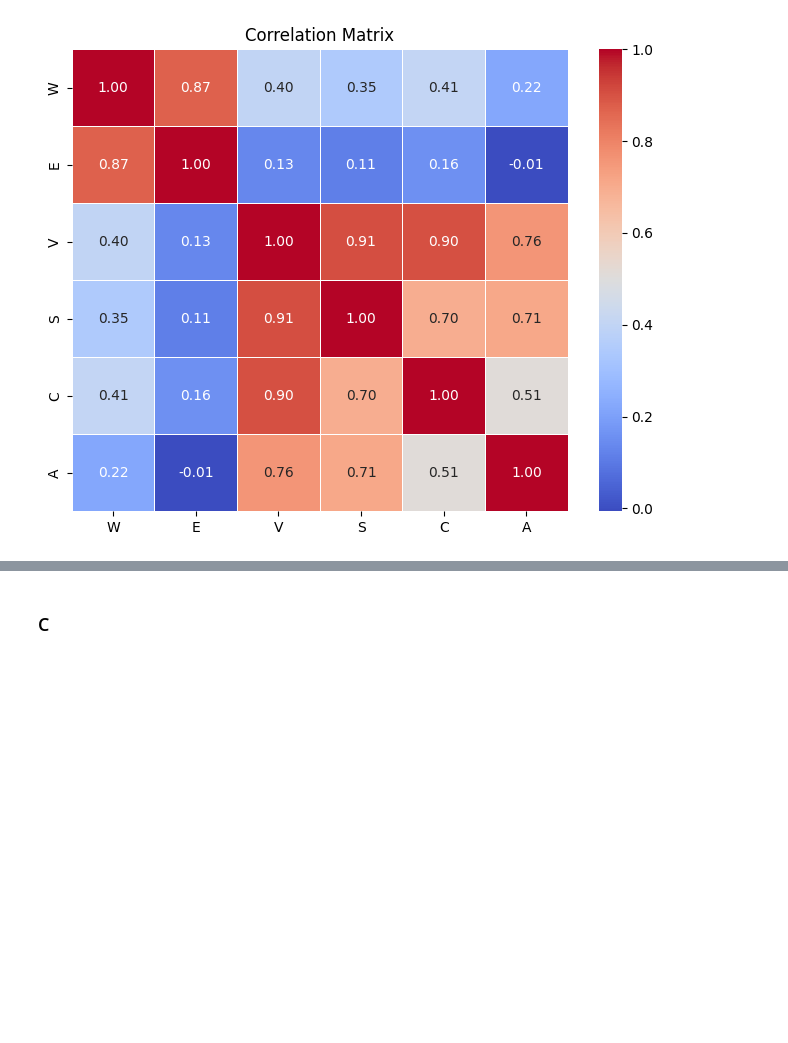
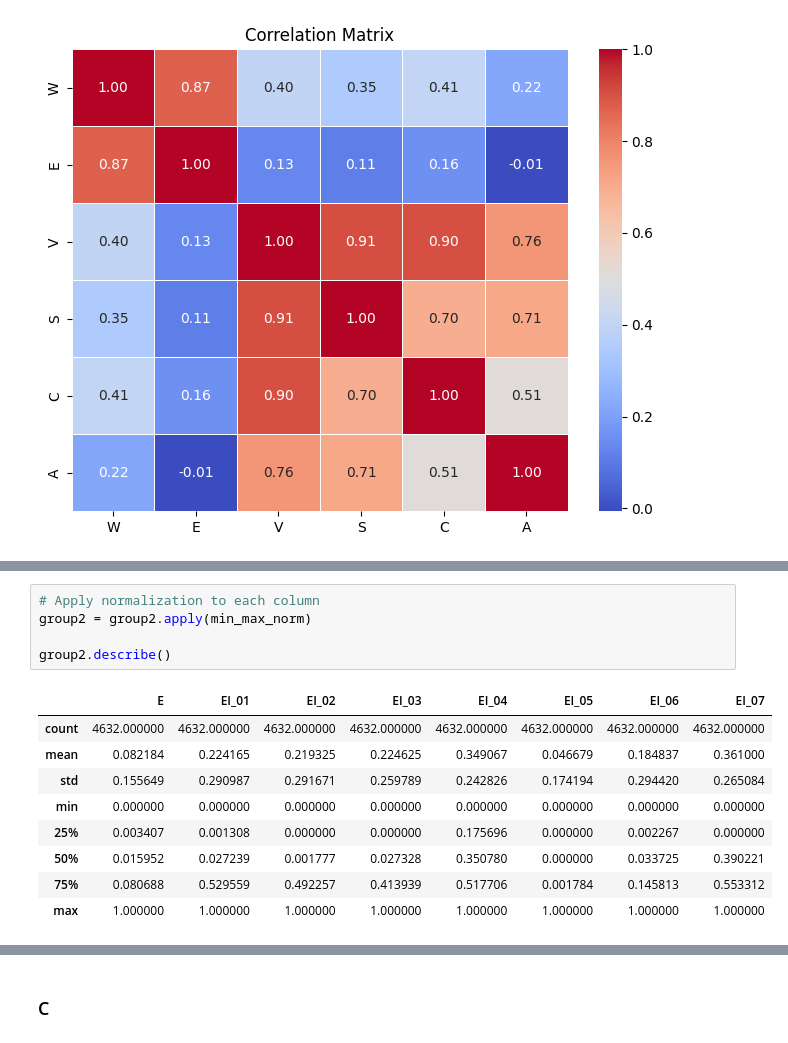
Before and after one commit to Ban-hub/CSE6506-Data_Project, a Jupyter notebook: Test.ipynb, the cells around one changed output, grey strips where cells are left out. Cells and saved outputs as stored; diff of their text form; blank space fills up the shorter version.

```diff
--- a/Test.ipynb
+++ b/Test.ipynb
@@ -178,0 +160,15 @@ susceptibility_corr_matrix
+# %%
+# Apply normalization to each column
+group2 = group2.apply(min_max_norm)
+
+group2.describe()
+# %% [output]
+|  | E | EI_01 | EI_02 | EI_03 | EI_04 | EI_05 | EI_06 | EI_07 |
+| count | 4632.000000 | 4632.000000 | 4632.000000 | 4632.000000 | 4632.000000 | 4632.000000 | 4632.000000 | 4632.000000 |
+| mean | 0.082184 | 0.224165 | 0.219325 | 0.224625 | 0.349067 | 0.046679 | 0.184837 | 0.361000 |
+| std | 0.155649 | 0.290987 | 0.291671 | 0.259789 | 0.242826 | 0.174194 | 0.294420 | 0.265084 |
+| min | 0.000000 | 0.000000 | 0.000000 | 0.000000 | 0.000000 | 0.000000 | 0.000000 | 0.000000 |
+| 25% | 0.003407 | 0.001308 | 0.000000 | 0.000000 | 0.175696 | 0.000000 | 0.002267 | 0.000000 |
+| 50% | 0.015952 | 0.027239 | 0.001777 | 0.027328 | 0.350780 | 0.000000 | 0.033725 | 0.390221 |
+| 75% | 0.080688 | 0.529559 | 0.492257 | 0.413939 | 0.517706 | 0.001784 | 0.145813 | 0.553312 |
+| max | 1.000000 | 1.000000 | 1.000000 | 1.000000 | 1.000000 | 1.000000 | 1.000000 | 1.000000 |
```
Also changed, not shown: parts of 24 cells of this notebook, 1 other file.
